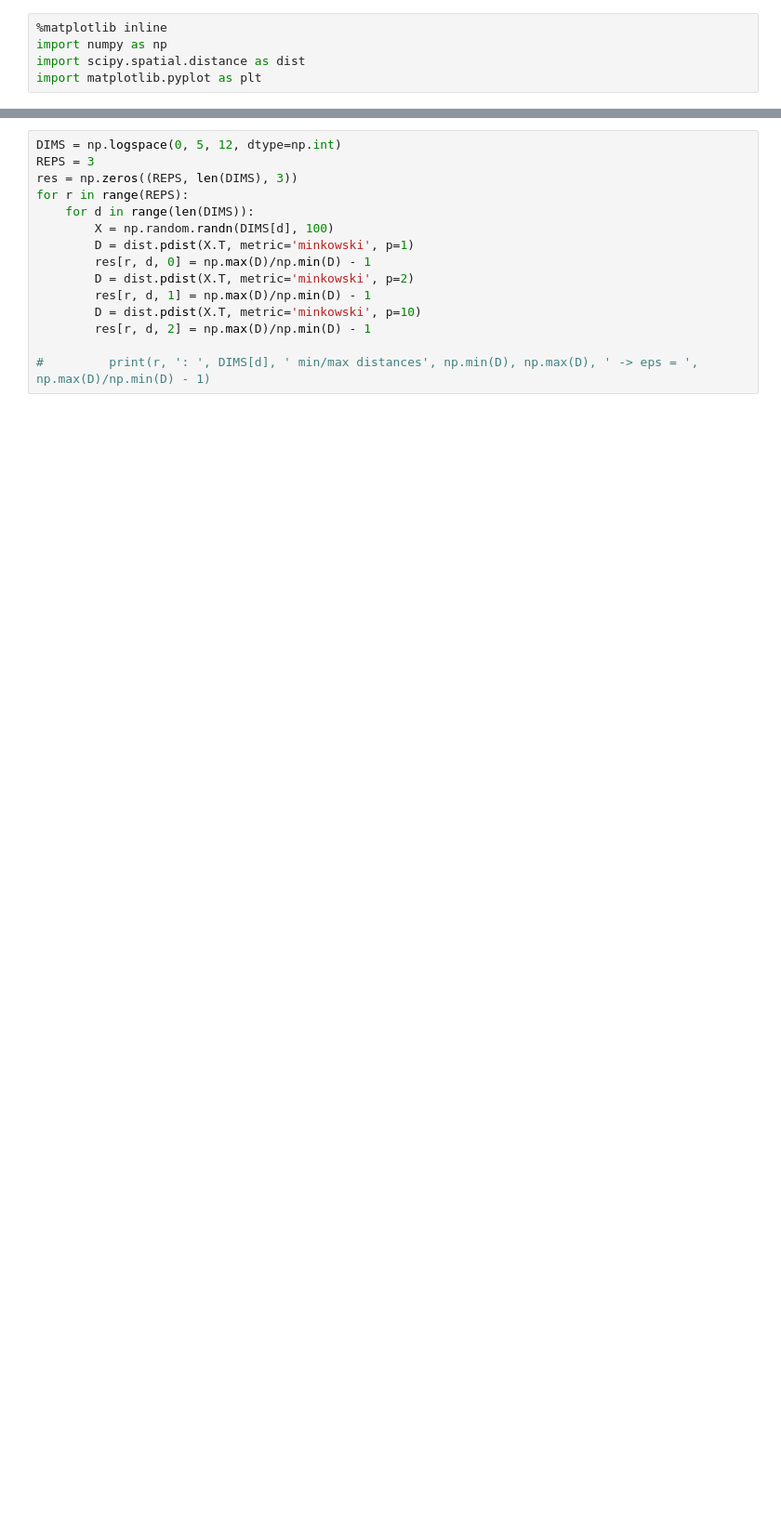
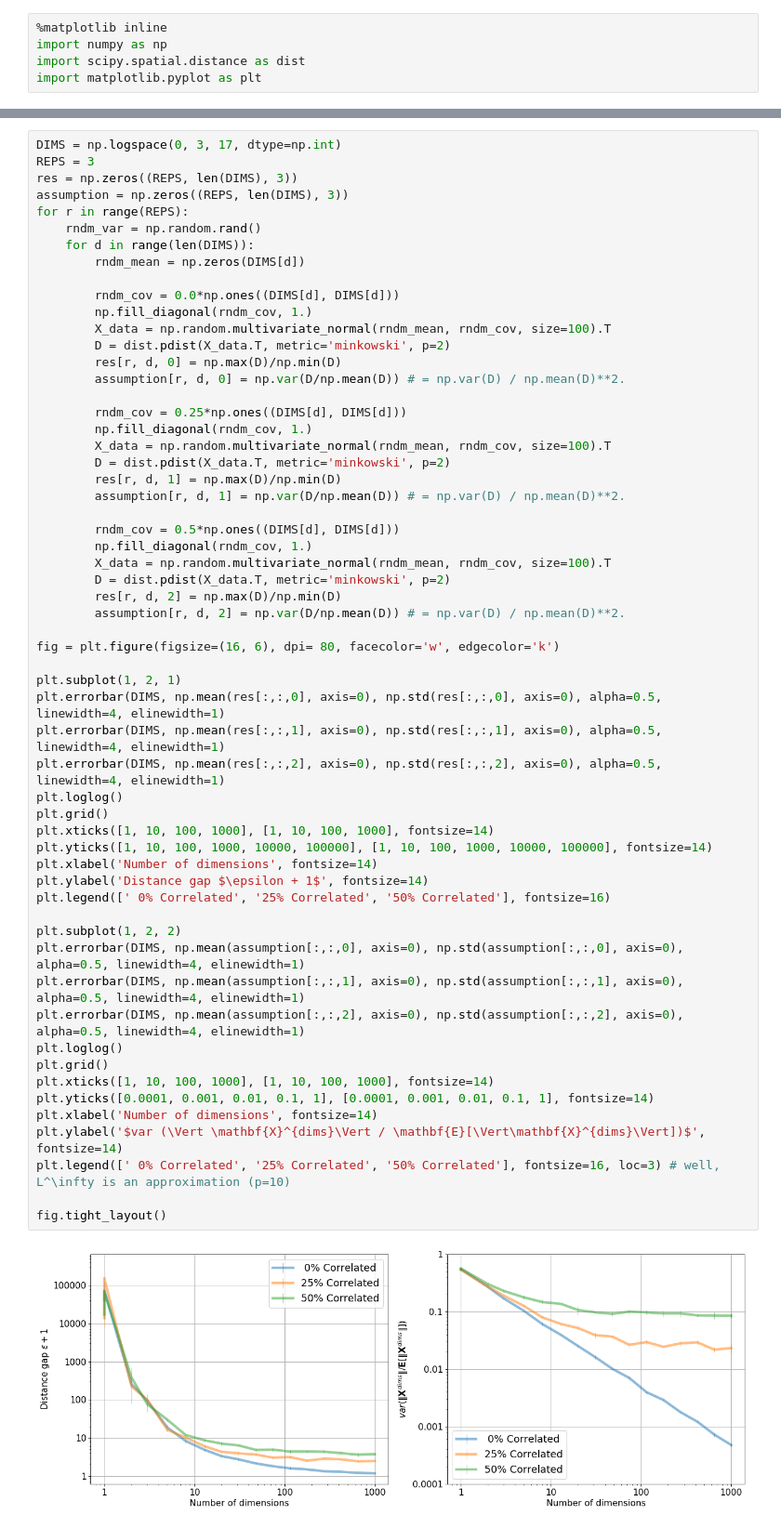
Before and after one commit to nicococo/tilitools, a Jupyter notebook: notebooks/high_dimensional_outlier_detection.ipynb, the cells around one changed output, grey strips where cells are left out. Shown: that part at 93% size. Drawn from its saved outputs; the diff is of its cells as text; blank space fills up the shorter version.

Commit message:
@feat Added a notebook about high dimensional outlier detection

```diff
--- a/notebooks/high_dimensional_outlier_detection.ipynb
+++ b/notebooks/high_dimensional_outlier_detection.ipynb
@@ -14,15 +141,60 @@ import matplotlib.pyplot as plt
 # %%
-DIMS = np.logspace(0, 5, 12, dtype=np.int)
+DIMS = np.logspace(0, 3, 17, dtype=np.int)
 REPS = 3
 res = np.zeros((REPS, len(DIMS), 3))
+assumption = np.zeros((REPS, len(DIMS), 3))
 for r in range(REPS):
+    rndm_var = np.random.rand()
     for d in range(len(DIMS)):
-        X = np.random.randn(DIMS[d], 100)
-        D = dist.pdist(X.T, metric='minkowski', p=1)
-        res[r, d, 0] = np.max(D)/np.min(D) - 1
-        D = dist.pdist(X.T, metric='minkowski', p=2)
-        res[r, d, 1] = np.max(D)/np.min(D) - 1
-        D = dist.pdist(X.T, metric='minkowski', p=10)
-        res[r, d, 2] = np.max(D)/np.min(D) - 1
+        rndm_mean = np.zeros(DIMS[d])
 
-#         print(r, ': ', DIMS[d], ' min/max distances', np.min(D), np.max(D), ' -> eps = ', np.max(D)/np.min(D) - 1)
+        rndm_cov = 0.0*np.ones((DIMS[d], DIMS[d]))
+        np.fill_diagonal(rndm_cov, 1.)
+        X_data = np.random.multivariate_normal(rndm_mean, rndm_cov, size=100).T
+        D = dist.pdist(X_data.T, metric='minkowski', p=2)
+        res[r, d, 0] = np.max(D)/np.min(D)
+        assumption[r, d, 0] = np.var(D/np.mean(D)) # = np.var(D) / np.mean(D)**2.
+
+        rndm_cov = 0.25*np.ones((DIMS[d], DIMS[d]))
+        np.fill_diagonal(rndm_cov, 1.)
+        X_data = np.random.multivariate_normal(rndm_mean, rndm_cov, size=100).T
+        D = dist.pdist(X_data.T, metric='minkowski', p=2)
+        res[r, d, 1] = np.max(D)/np.min(D)
+        assumption[r, d, 1] = np.var(D/np.mean(D)) # = np.var(D) / np.mean(D)**2.
+
+        rndm_cov = 0.5*np.ones((DIMS[d], DIMS[d]))
+        np.fill_diagonal(rndm_cov, 1.)
+        X_data = np.random.multivariate_normal(rndm_mean, rndm_cov, size=100).T
+        D = dist.pdist(X_data.T, metric='minkowski', p=2)
+        res[r, d, 2] = np.max(D)/np.min(D)
+        assumption[r, d, 2] = np.var(D/np.mean(D)) # = np.var(D) / np.mean(D)**2.
+
+fig = plt.figure(figsize=(16, 6), dpi= 80, facecolor='w', edgecolor='k')
+
+plt.subplot(1, 2, 1)
+plt.errorbar(DIMS, np.mean(res[:,:,0], axis=0), np.std(res[:,:,0], axis=0), alpha=0.5, linewidth=4, elinewidth=1)
+plt.errorbar(DIMS, np.mean(res[:,:,1], axis=0), np.std(res[:,:,1], axis=0), alpha=0.5, linewidth=4, elinewidth=1)
+plt.errorbar(DIMS, np.mean(res[:,:,2], axis=0), np.std(res[:,:,2], axis=0), alpha=0.5, linewidth=4, elinewidth=1)
+plt.loglog()
+plt.grid()
+plt.xticks([1, 10, 100, 1000], [1, 10, 100, 1000], fontsize=14)
+plt.yticks([1, 10, 100, 1000, 10000, 100000], [1, 10, 100, 1000, 10000, 100000], fontsize=14)
+plt.xlabel('Number of dimensions', fontsize=14)
+plt.ylabel('Distance gap $\epsilon + 1$', fontsize=14)
+plt.legend([' 0% Correlated', '25% Correlated', '50% Correlated'], fontsize=16)
+
+plt.subplot(1, 2, 2)
+plt.errorbar(DIMS, np.mean(assumption[:,:,0], axis=0), np.std(assumption[:,:,0], axis=0), alpha=0.5, linewidth=4, elinewidth=1)
+plt.errorbar(DIMS, np.mean(assumption[:,:,1], axis=0), np.std(assumption[:,:,1], axis=0), alpha=0.5, linewidth=4, elinewidth=1)
+plt.errorbar(DIMS, np.mean(assumption[:,:,2], axis=0), np.std(assumption[:,:,2], axis=0), alpha=0.5, linewidth=4, elinewidth=1)
+plt.loglog()
+plt.grid()
+plt.xticks([1, 10, 100, 1000], [1, 10, 100, 1000], fontsize=14)
+plt.yticks([0.0001, 0.001, 0.01, 0.1, 1], [0.0001, 0.001, 0.01, 0.1, 1], fontsize=14)
+plt.xlabel('Number of dimensions', fontsize=14)
+plt.ylabel('$var (\Vert \mathbf{X}^{dims}\Vert / \mathbf{E}[\Vert\mathbf{X}^{dims}\Vert])$', fontsize=14)
+plt.legend([' 0% Correlated', '25% Correlated', '50% Correlated'], fontsize=16, loc=3) # well, L^\infty is an approximation (p=10)
+
+fig.tight_layout()
+# %% [output]
+[figure, added]
```
Also changed, not shown: parts of 9 cells of this notebook, 1 other file.
